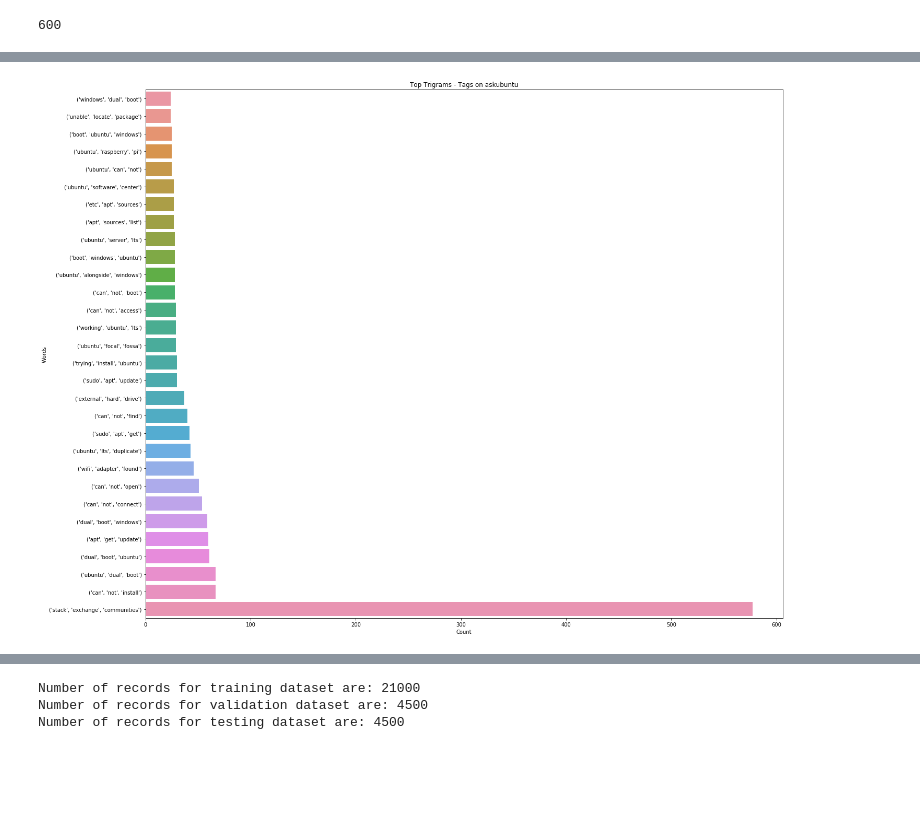
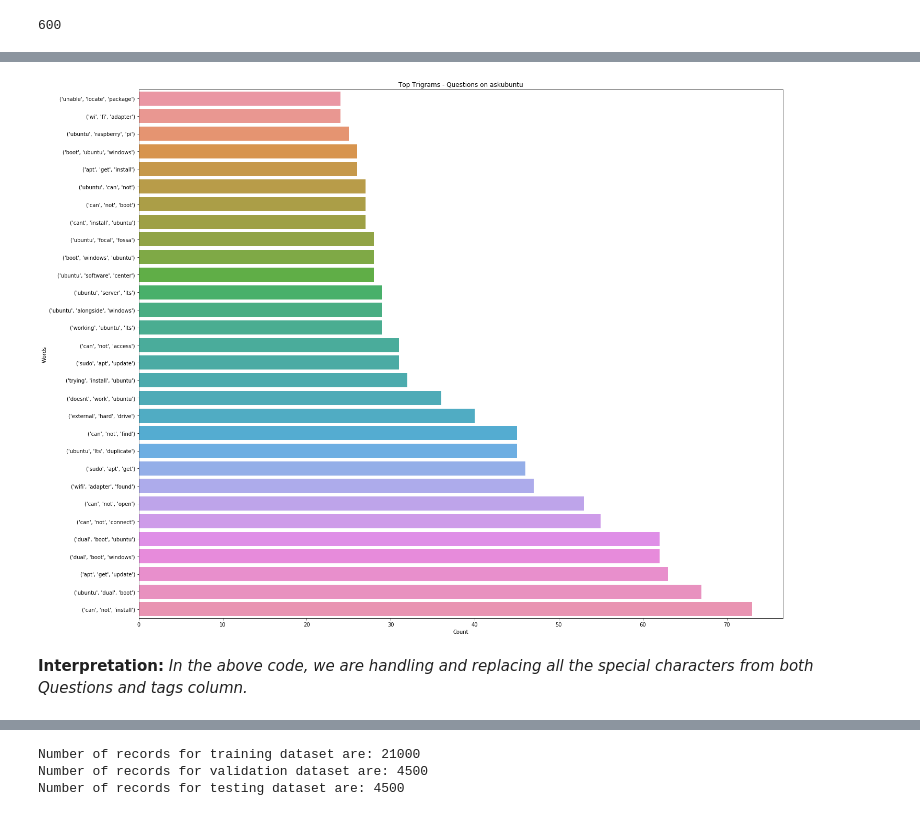
Before and after one commit to agamkachhal/COMP8240_GroupS, a Jupyter notebook: askubuntu_stackexchange.ipynb, the cells around one changed output, grey strips where cells are left out. Saved outputs shown, nothing was run; the diff lists cells and outputs as text; code cells hidden in the pictures; blank space fills up the shorter version.

Commit message:
Final Commit: Interpretations Added

```diff
--- a/askubuntu_stackexchange.ipynb
+++ b/askubuntu_stackexchange.ipynb
@@ -142,0 +162,5 @@ print(questions_list[:11])
+# %%
+# Creating a DataFrame of the Questions scraped.
+
+ask_ubuntu_df = pd.DataFrame(questions_list, columns =['Questions'])
+ask_ubuntu_df.head()
@@ -142,0 +174,4 @@ print(questions_list[:11])
+# %%
+ask_ubuntu_df = ask_ubuntu_df[~ask_ubuntu_df['Questions'].isin(to_remove)]
+# print(len(questions_df))
+ask_ubuntu_df.head()
@@ -185,6 +240,6 @@ print(tag[:11])
 # %%
 # Creating a dataframe for questions and tags
 
-ask_ubuntu_df = pd.DataFrame(list(zip(tag, questions_list)), columns =['Tags', 'Questions'])
-ask_ubuntu_df.head(10)
+ask_ubuntu_df['Tags'] = tag
+ask_ubuntu_df.head()
 # %% [output]
@@ -202,12 +254,12 @@ ask_ubuntu_df.head(10)
 # %%
 # Creating a func() called build_ngrams to analyse data in the form of unigrams, bigrams, ngrams etc.
 
-def build_ngrams(ask_ubuntu_text, ngram):
-    ask_ubuntu_text = ask_ubuntu_text.lower()
-    ask_ubuntu_text = remove_space.sub(' ', ask_ubuntu_text)
-    ask_ubuntu_text = bad_symbols.sub(' ', ask_ubuntu_text)
-    ask_ubuntu_text = ' '.join(word for word in ask_ubuntu_text.split() if word not in STOPWORDS)
-    tokenize = nltk.word_tokenize(ask_ubuntu_text)
+def build_ngrams(clean_text, ngram):
+    clean_text = clean_text.lower()
+    clean_text = remove_space.sub(' ', clean_text)
+    clean_text = bad_symbols.sub(' ', clean_text)
+    clean_text = ' '.join(word for word in clean_text.split() if word not in STOPWORDS)
+    tokenize = nltk.word_tokenize(clean_text)
     return list(ngrams(tokenize, ngram))
 # %%
 # Handling spaces in text and bad symbols and eliminating those using regex.
@@ -253,9 +301,9 @@ for sentence in ask_ubuntu_df['Questions']:
     for word in build_ngrams(sentence, 3):
         trigrams_tags_freq[word] = trigrams_tags_freq[word] + 1
 # %%
-plot_horizontal_bar(trigrams_tags_freq, 'Top Trigrams - Tags on askubuntu')
+plot_horizontal_bar(trigrams_tags_freq, 'Top Trigrams - Questions on askubuntu')
 # %% [output]
-[figure, old version]
+[figure, new version]
 # %%
 # Removing special characters, hyperlinks/URL's from the Questions and Tags.
 
@@ -273,3 +314,5 @@ ask_ubuntu_df['Tags'] = ask_ubuntu_df['Tags'].str.replace('\t','')
+# %% [markdown]
+**Interpretation:** *In the above code, we are handling and replacing all the special characters from both Questions and tags column.*
 # %%
 # Joining all the tags and storing those in a variable for plotting in a wordcloud
 ask_ubuntu_tags = ' '.join(ask_ubuntu_df['Tags'].str.lower())
```
Also changed, not shown: parts of 80 cells of this notebook.
